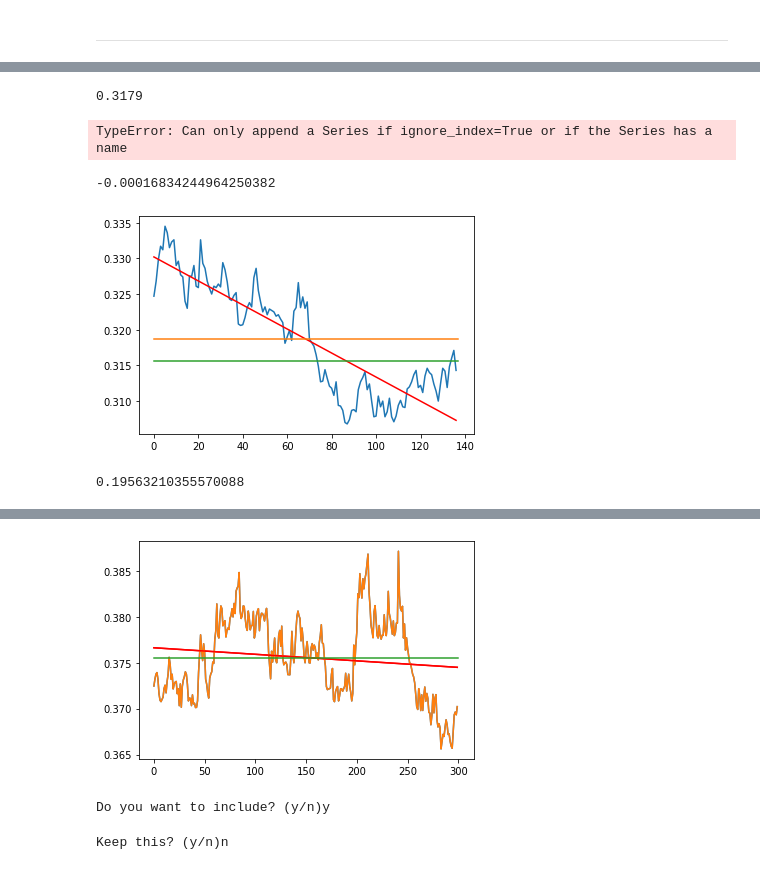
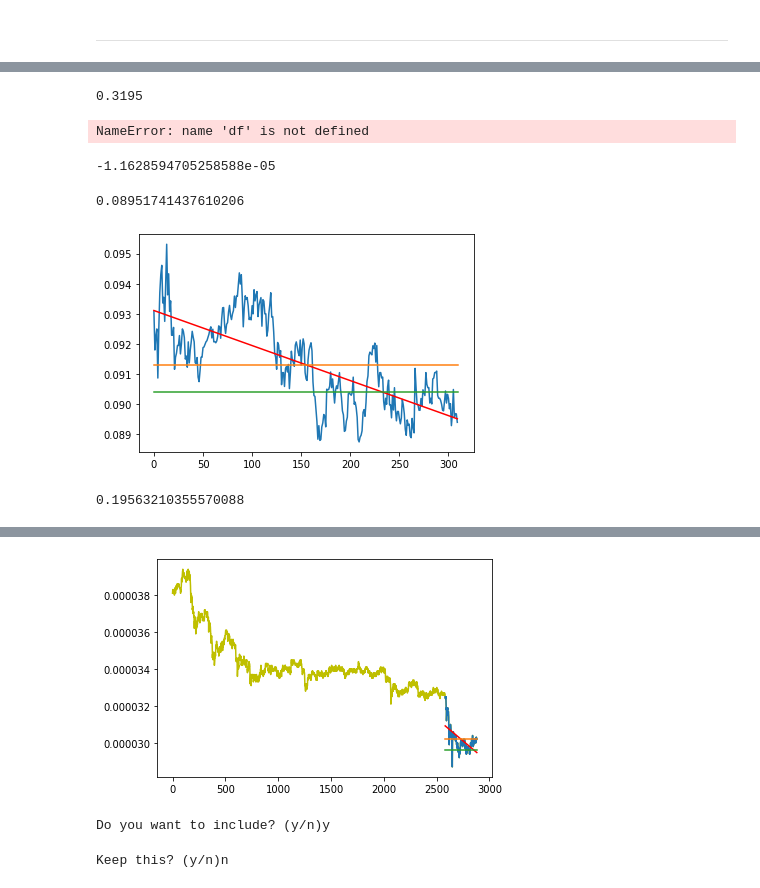
Before and after one commit to julia-claira/crypto, a Jupyter notebook: humble_bot.ipynb, the cells around one changed output, grey strips where cells are left out. Cells and saved outputs as stored; diff of their text form; code cells hidden in the pictures.

```diff
--- a/humble_bot.ipynb
+++ b/humble_bot.ipynb
@@ -198,7 +198,15 @@ def coinbase_historical(crypto):
 # %%
 #run this for a single selected currency
 #I would like to have this show 10 days + worth but show this line as where it starts the mean
-df=coinbase_historical('ASM-USDT')
-df=find_starting_point(df)
-output_graph(df)
+df=coinbase_historical('ALCX-USDT')
+start_point=find_starting_point(df)
+x1,y1,x2,y2,a,b,regress_values=output_graph(df,start_point)
+
+
+adjust=.99*.99
+plt.plot(x1,y1,'-y')
+plt.plot(x2,y2)
+plt.plot(x2,regress_values,'-r')
+plt.plot(a,[b,b])
+plt.plot(a,[b*adjust,b*adjust])
 # %% [output]
@@ -243,8 +242,8 @@ print(ticker)
 df.append({'Open':ticker,'High':ticker,'Low':ticker,'Close':ticker,'Volume':ticker}, ignore_index=False)
 df
 # %% [output]
-0.3179
+0.3195
-TypeError: Can only append a Series if ignore_index=True or if the Series has a name
+NameError: name 'df' is not defined
 # %%
 window=df.iloc[0:]
 x = np.arange(0,len(window))
@@ -265,10 +264,12 @@ a=[0,len(x)]
 b=[y.mean()*.99,y.mean()*.99]
 plt.plot(a,b)
 
-df=df.iloc[0:]
+#df=df.iloc[0:]
+regress_values[len(regress_values)-1]
 # %% [output]
--0.00016834244964250382
+-1.1628594705258588e-05
+0.08951741437610206
-[figure, old version]
+[figure, new version]
 # %%
 window=df.iloc[427:]
 x = np.arange(0,len(window))
@@ -303,23 +304,28 @@ for product in potential_products:
         #plt.show()
 
         #step 3 weed out the spikes, find the buy line and ask if should be included in the pool
-        df=find_starting_point(df)
-        x,y,regress_values=output_graph(df)
+        start_point=find_starting_point(df)
 
-        plt.plot(x,y)
-        plt.plot(x,regress_values,'-r')
 
-        a=[0,len(x)]
-        b=[y.mean(),y.mean()]
-        plt.plot(a,b)
-        plt.show()
+        if start_point>=0:
+           # x,y,regress_values=output_graph(df)
+            x1,y1,x2,y2,a,b,regress_values=output_graph(df,start_point)
 
-        approve=input("Do you want to include? (y/n)")
+            adjust=.99*.99
+            plt.plot(x1,y1,'-y')
+            plt.plot(x2,y2)
+            plt.plot(x2,regress_values,'-r')
+            plt.plot(a,[b,b])
+            plt.plot(a,[b*adjust,b*adjust])
 
-        if approve=='y':
-            to_continue=False
-        else:
-            clear_output(wait=True)
+            plt.show()
+
+            approve=input("Do you want to include? (y/n)")
+
+            if approve=='y':
+                to_continue=False
+            else:
+                clear_output(wait=True)
 
     #if user includes, include the buy price for the product
 
@@ -351,4 +356,4 @@ Name: Close, dtype: float64
-[figure, old version]
+[figure, new version]
 Do you want to include? (y/n)y
 # %%
 #sorts through and pics all products that can be traded, that aren't limit only, etc
```
Also changed, not shown: parts of 6 cells of this notebook.
